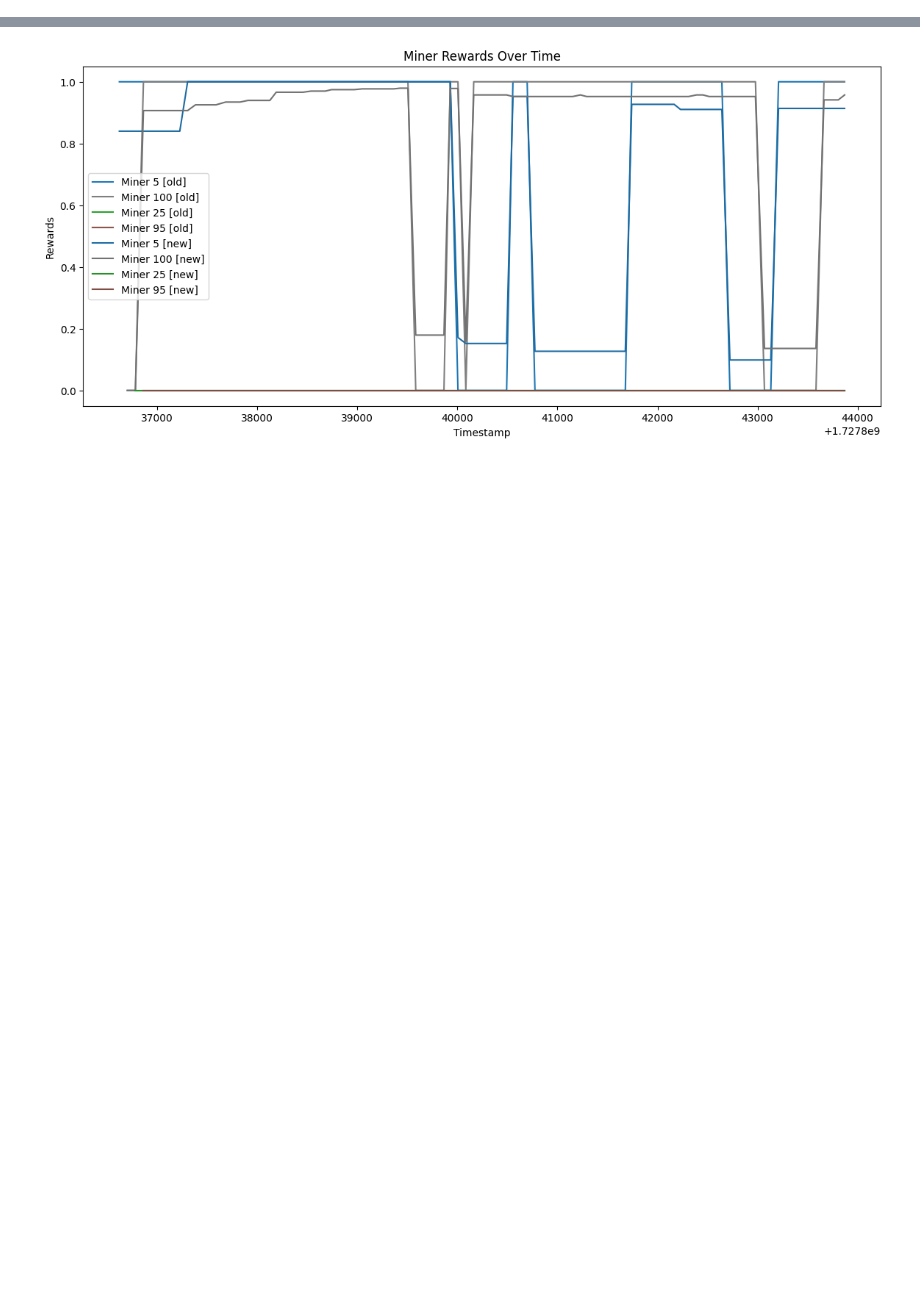
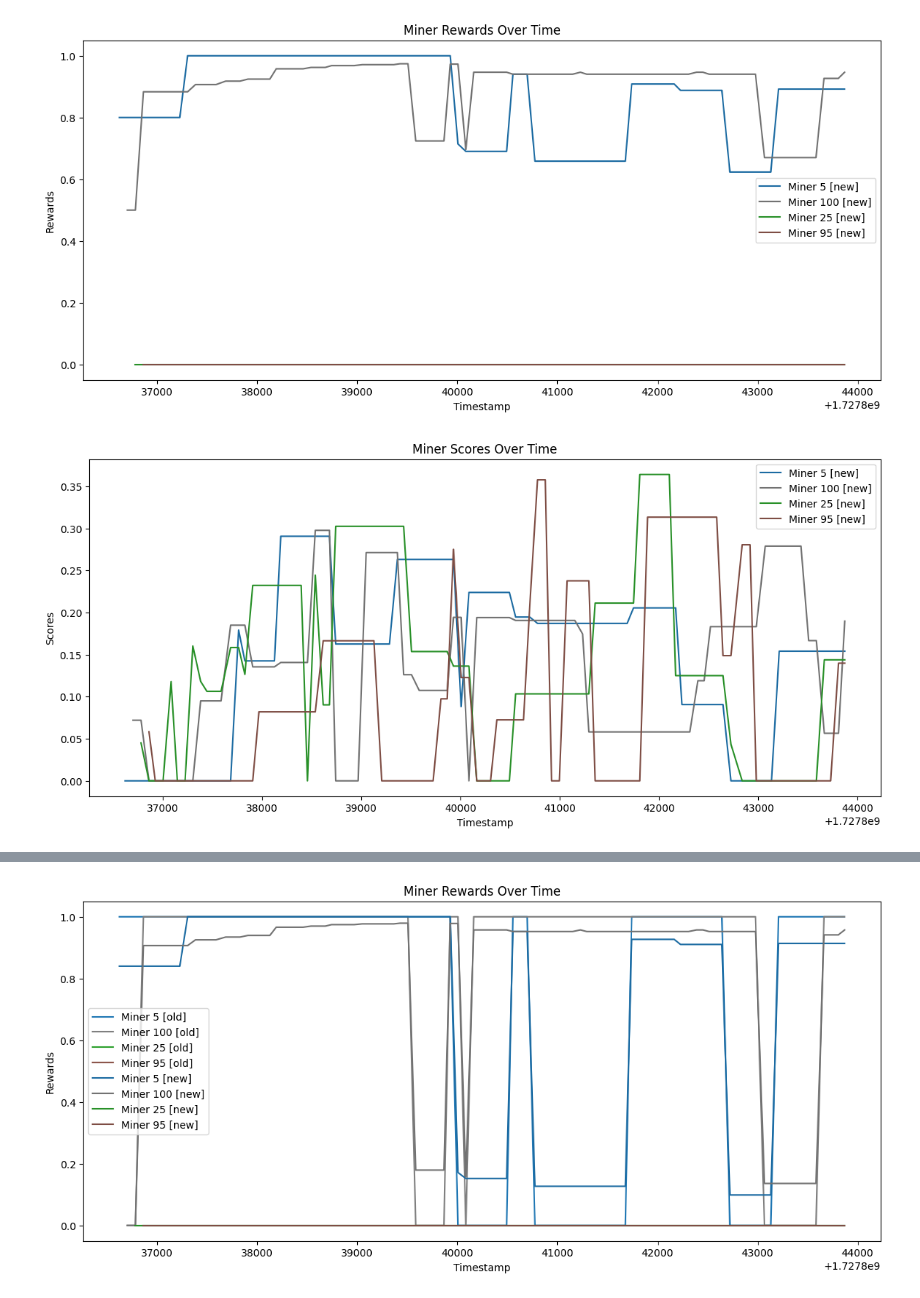
Before and after one commit to BitMind-AI/incentive-simulator, a Jupyter notebook: simulation.ipynb, the cells around one changed output, grey strips where cells are left out. Cells and saved outputs as stored; diff of their text form; code cells hidden in the pictures; blank space fills up the shorter version.

```diff
--- a/simulation.ipynb
+++ b/simulation.ipynb
@@ -85,0 +183,9 @@ scored_df = df[df.scores_old.notna()]
+# %%
+uids = [5,25,95,100]
+map_uids_to_colors = True
+
+plot_metric(scored_df, 'rewards', uids=uids, suffixes=['new'], map_uids_to_colors=map_uids_to_colors)
+plot_metric(scored_df, 'scores', uids=uids, suffixes=['new'], map_uids_to_colors=map_uids_to_colors)
+# %% [output]
+[figure, added]
+[figure, added]
```
Also changed, not shown: parts of 20 cells of this notebook, 3 other files.
